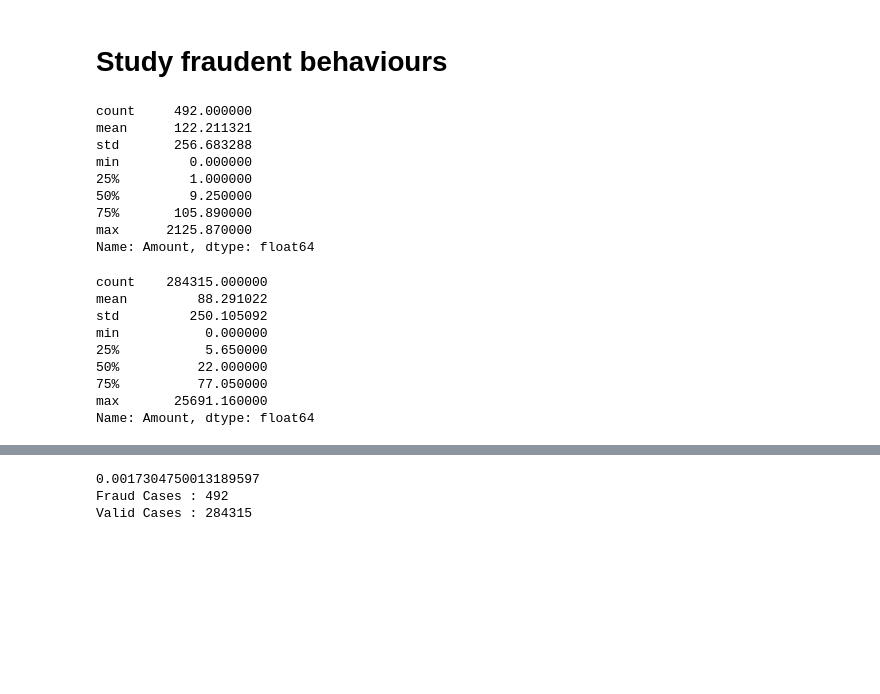
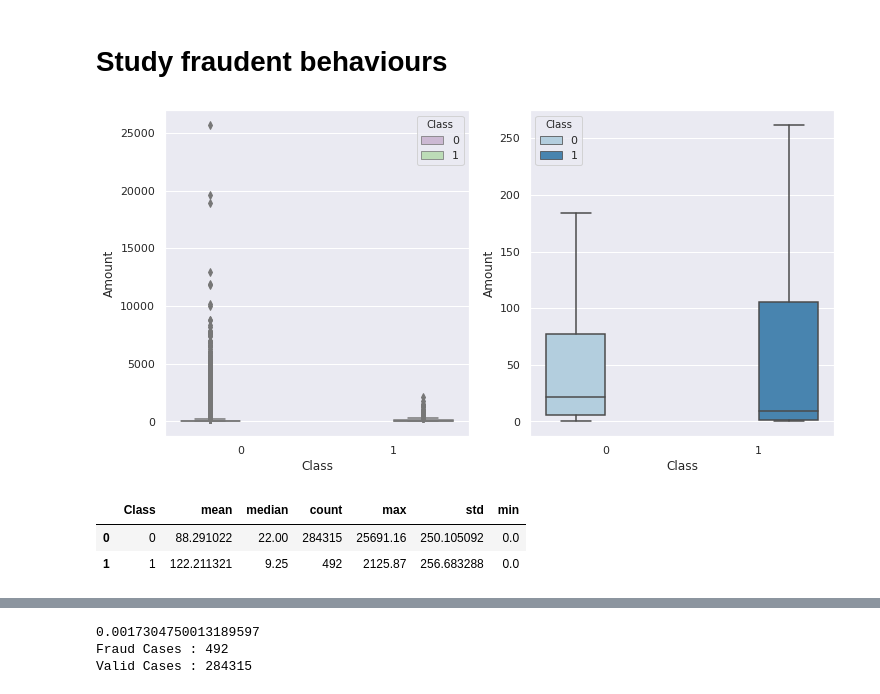
Before and after one commit to codebrain001/Credit-Card-Fraud-detection, a Jupyter notebook: notebook/Saturn note.ipynb, the cells around one changed output, grey strips where cells are left out. Cells and saved outputs as stored; diff of their text form; code cells hidden in the pictures; blank space fills up the shorter version.

```diff
--- a/notebook/Saturn note.ipynb
+++ b/notebook/Saturn note.ipynb
@@ -60,32 +84,21 @@ plt.show();
 # %% [markdown]
 # Study fraudent behaviours
+# %%
+fig, (ax1, ax2) = plt.subplots(ncols=2, figsize=(12,6))
+s = sns.boxplot(ax = ax1, x="Class", y="Amount", hue="Class",data=df, palette="PRGn",showfliers=True)
+s = sns.boxplot(ax = ax2, x="Class", y="Amount", hue="Class",data=df, palette="Blues",showfliers=False)
+plt.show();
+# %% [output]
+[figure, added]
+# %%
+df.groupby(['Class'])['Amount'].agg({'min','max','mean','median','std', 'count'}).reset_index()
+# %% [output]
+|  | Class | mean | median | count | max | std | min |
+| 0 | 0 | 88.291022 | 22.00 | 284315 | 25691.16 | 250.105092 | 0.0 |
+| 1 | 1 | 122.211321 | 9.25 | 492 | 2125.87 | 256.683288 | 0.0 |
 # %%
 Fraud = df[df['Class']==1]
 Normal = df[df['Class']==0]
-# %%
-Fraud.Amount.describe()
-# %% [output]
-count     492.000000
-mean      122.211321
-std       256.683288
-min         0.000000
-25%         1.000000
-50%         9.250000
-75%       105.890000
-max      2125.870000
-Name: Amount, dtype: float64
-# %%
-Normal.Amount.describe()
-# %% [output]
-count    284315.000000
-mean         88.291022
-std         250.105092
-min           0.000000
-25%           5.650000
-50%          22.000000
-75%          77.050000
-max       25691.160000
-Name: Amount, dtype: float64
 # %%
 f, (ax1, ax2) = plt.subplots(2, 1, sharex=True)
 f.suptitle('Amount per transaction by class')
```
Also changed, not shown: parts of 17 cells of this notebook.
